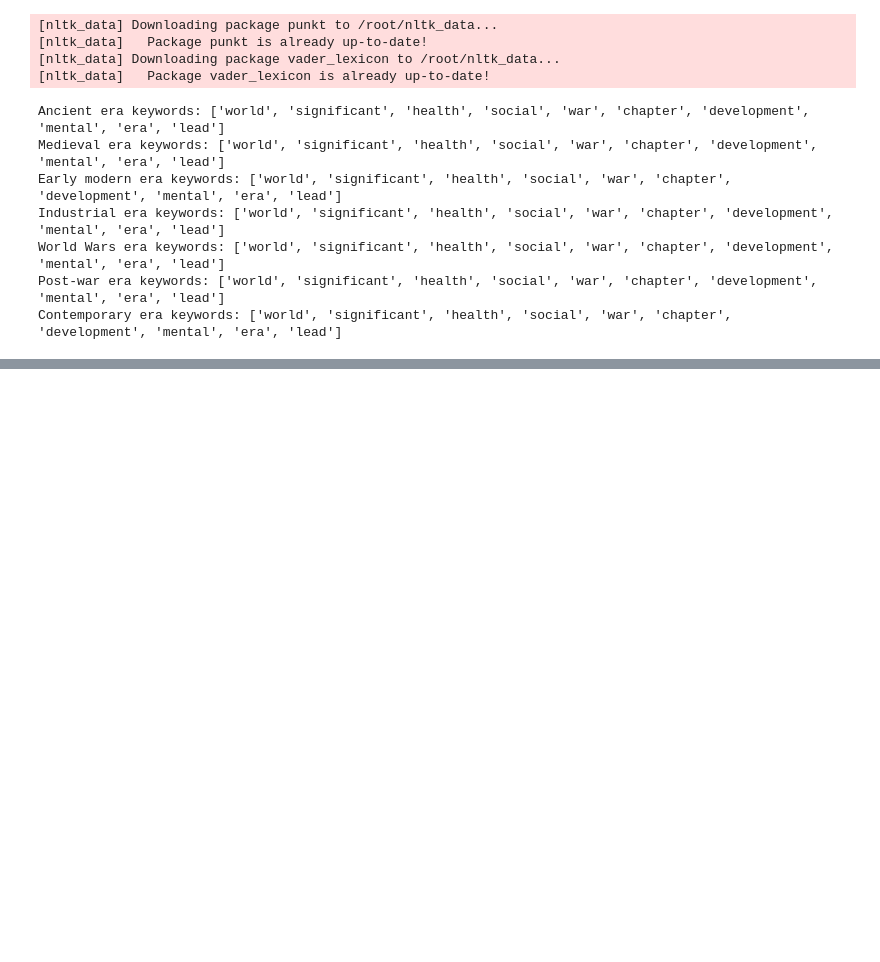
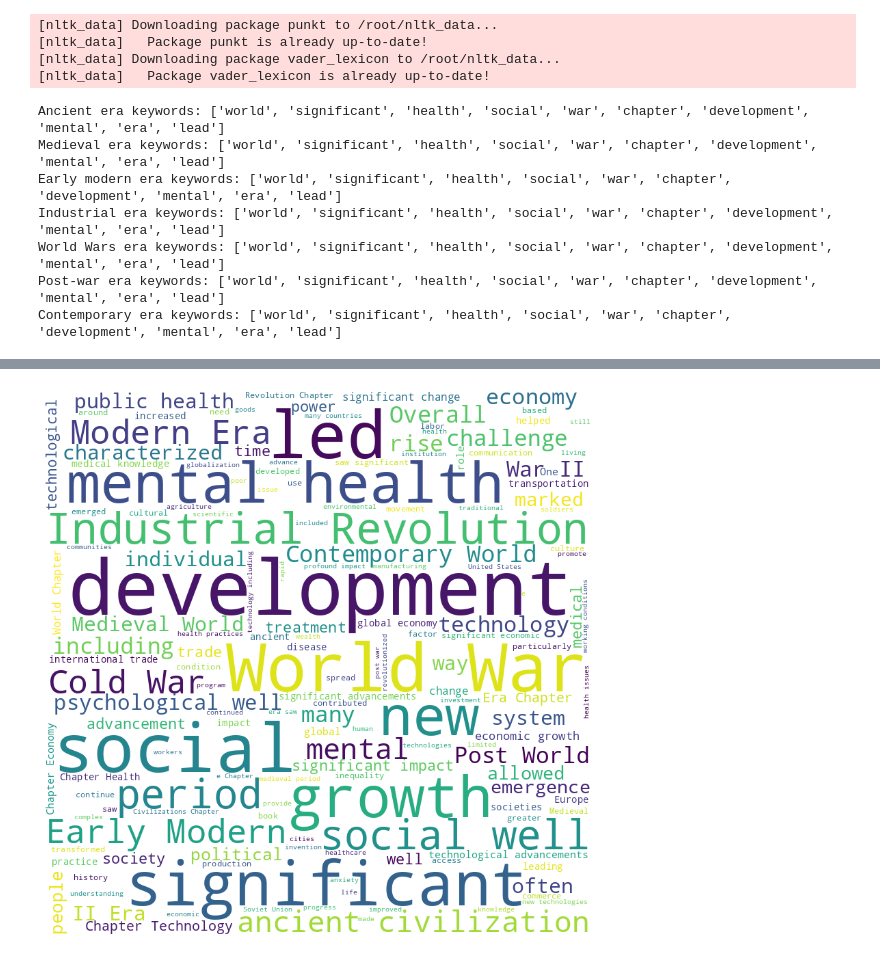
Before and after one commit to Emily20222022/blog_analytic_master, a Jupyter notebook: dash_app_for_DS.ipynb, the cells around one changed output, grey strips where cells are left out. Drawn from its saved outputs; the diff is of its cells as text; code cells hidden in the pictures; blank space fills up the shorter version.

```diff
--- a/dash_app_for_DS.ipynb
+++ b/dash_app_for_DS.ipynb
@@ -392,0 +606,17 @@ Contemporary era keywords: ['world', 'significant', 'health', 'social', 'war', '
+# %%
+from wordcloud import WordCloud
+import matplotlib.pyplot as plt
+
+with open('exploring-a-century-back.txt', 'r', encoding='utf-8') as file:
+    text = file.read()
+
+wordcloud = WordCloud(width=800, height=800, background_color='white',
+                      min_font_size=10).generate(text)
+
+plt.figure(figsize=(8,8))
+plt.imshow(wordcloud)
+plt.axis('off')
+plt.tight_layout(pad=0)
+plt.show()
+# %% [output]
+[figure, added]
```
Also changed, not shown: parts of 10 cells of this notebook.
